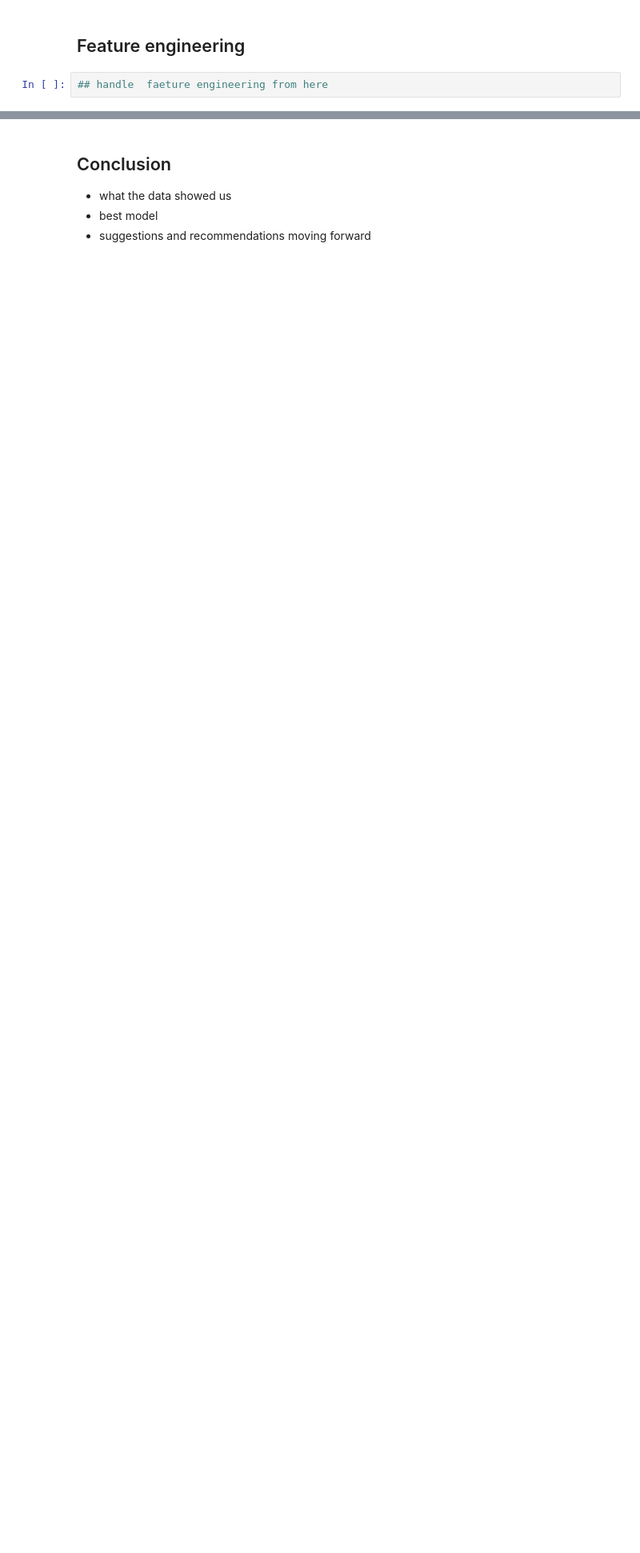
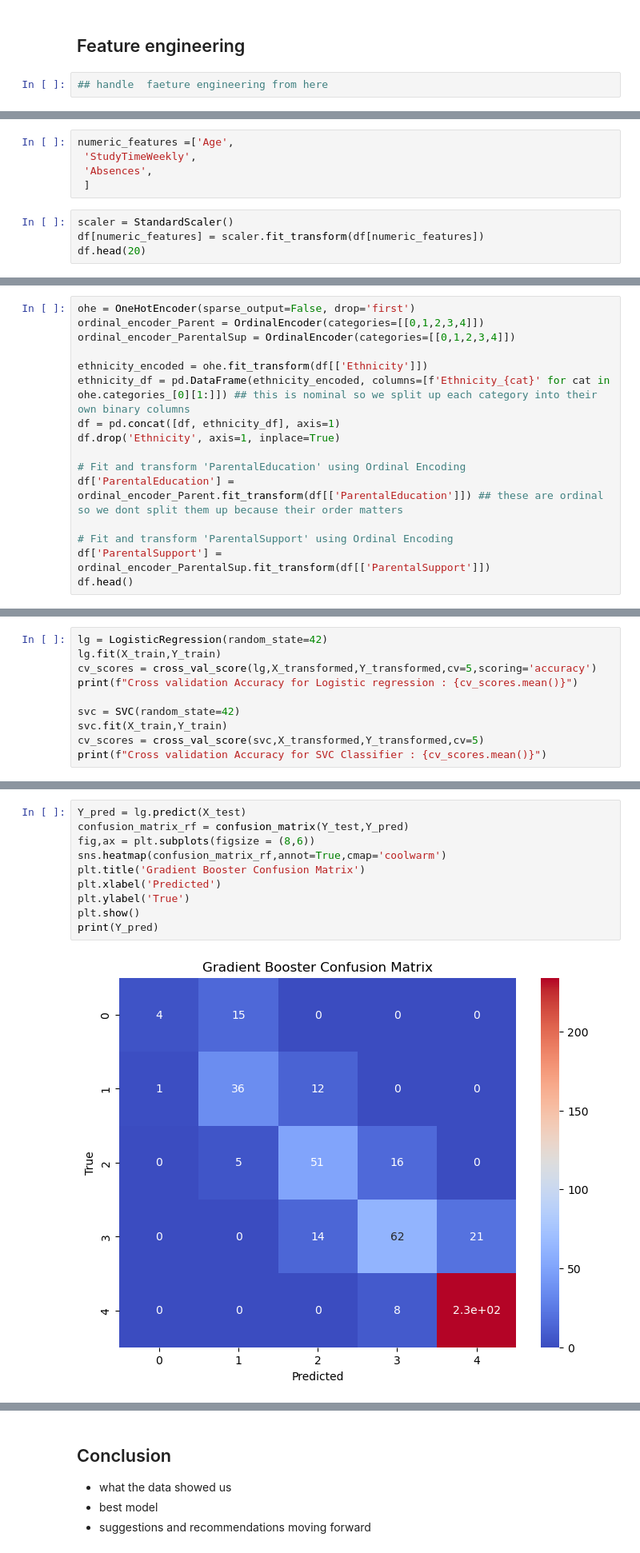
Before and after one commit to CantCode29/MLG382ProjectFolder, a Jupyter notebook: notebooks/BrightAcademyGradeAnalysisAndPredictionNoteBook.ipynb, the cells around one changed output, grey strips where cells are left out. Shown at 80% size. Cells and saved outputs as stored; diff of their text form; blank space fills up the shorter version.

Commit message:
Added feature engineering and two new models to test.

```diff
--- a/notebooks/BrightAcademyGradeAnalysisAndPredictionNoteBook.ipynb
+++ b/notebooks/BrightAcademyGradeAnalysisAndPredictionNoteBook.ipynb
@@ -737,0 +445,9 @@ weighted avg       0.84      0.84      0.84       479
+# %%
+numeric_features =['Age',
+ 'StudyTimeWeekly',
+ 'Absences',
+ ]
+# %%
+scaler = StandardScaler()
+df[numeric_features] = scaler.fit_transform(df[numeric_features])
+df.head(20)
@@ -737,0 +472,16 @@ weighted avg       0.84      0.84      0.84       479
+# %%
+ohe = OneHotEncoder(sparse_output=False, drop='first')
+ordinal_encoder_Parent = OrdinalEncoder(categories=[[0,1,2,3,4]])
+ordinal_encoder_ParentalSup = OrdinalEncoder(categories=[[0,1,2,3,4]])
+
+ethnicity_encoded = ohe.fit_transform(df[['Ethnicity']])
+ethnicity_df = pd.DataFrame(ethnicity_encoded, columns=[f'Ethnicity_{cat}' for cat in ohe.categories_[0][1:]]) ## this is nominal so we split up each category into their own binary columns
+df = pd.concat([df, ethnicity_df], axis=1)
+df.drop('Ethnicity', axis=1, inplace=True)
+
+# Fit and transform 'ParentalEducation' using Ordinal Encoding
+df['ParentalEducation'] = ordinal_encoder_Parent.fit_transform(df[['ParentalEducation']]) ## these are ordinal so we dont split them up because their order matters
+
+# Fit and transform 'ParentalSupport' using Ordinal Encoding
+df['ParentalSupport'] = ordinal_encoder_ParentalSup.fit_transform(df[['ParentalSupport']])
+df.head()
@@ -737,0 +540,10 @@ weighted avg       0.84      0.84      0.84       479
+# %%
+lg = LogisticRegression(random_state=42)
+lg.fit(X_train,Y_train)
+cv_scores = cross_val_score(lg,X_transformed,Y_transformed,cv=5,scoring='accuracy')
+print(f"Cross validation Accuracy for Logistic regression : {cv_scores.mean()}")
+
+svc = SVC(random_state=42)
+svc.fit(X_train,Y_train)
+cv_scores = cross_val_score(svc,X_transformed,Y_transformed,cv=5)
+print(f"Cross validation Accuracy for SVC Classifier : {cv_scores.mean()}")
@@ -737,0 +596,12 @@ weighted avg       0.84      0.84      0.84       479
+# %%
+Y_pred = lg.predict(X_test)
+confusion_matrix_rf = confusion_matrix(Y_test,Y_pred)
+fig,ax = plt.subplots(figsize = (8,6))
+sns.heatmap(confusion_matrix_rf,annot=True,cmap='coolwarm')
+plt.title('Gradient Booster Confusion Matrix')
+plt.xlabel('Predicted')
+plt.ylabel('True')
+plt.show()
+print(Y_pred)
+# %% [output]
+[figure, added]
```
Also changed, not shown: parts of 41 cells of this notebook, 5 other files.
